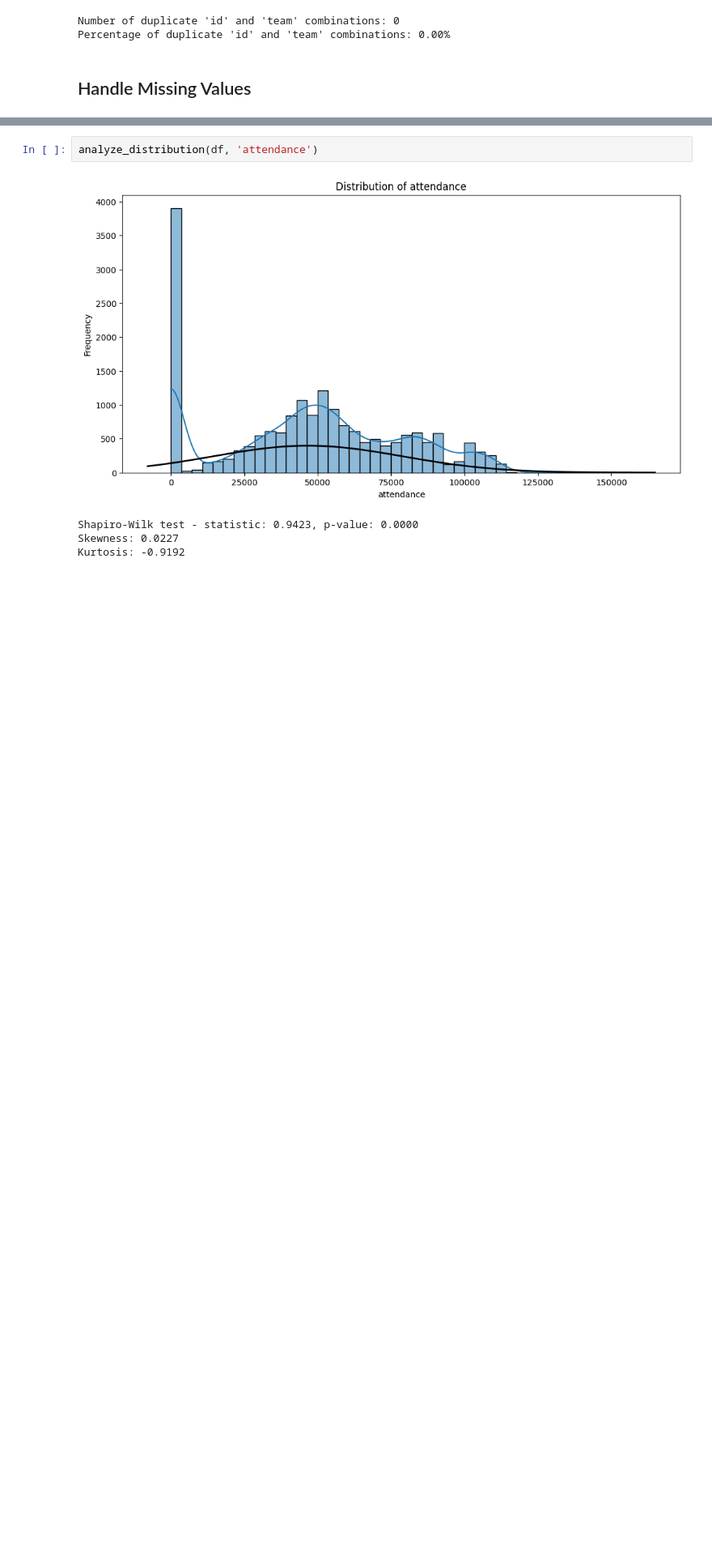
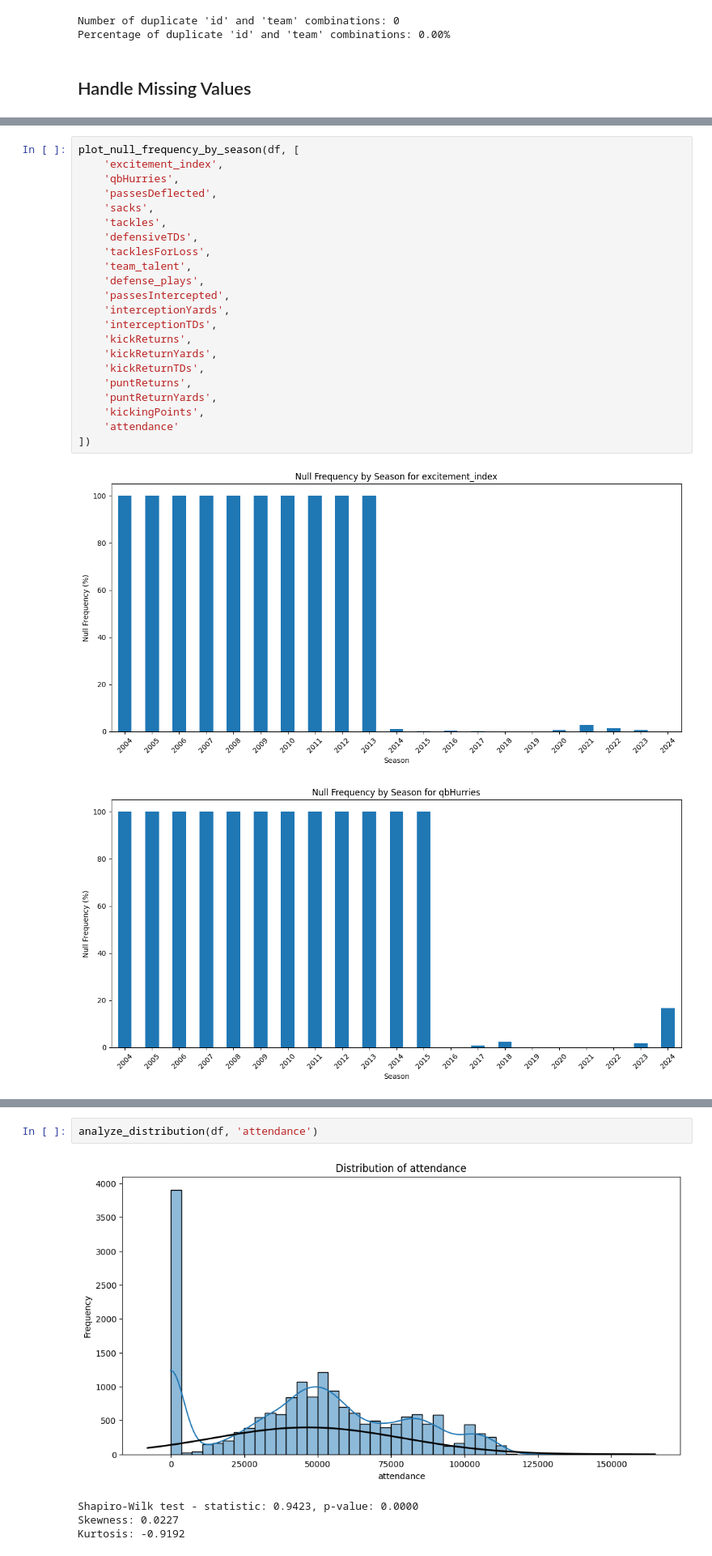
Before and after one commit to tablecables/college_football_predictor, a Jupyter notebook: notebooks/02_data_cleaning.ipynb, the cells around one changed output, grey strips where cells are left out. Shown at 81% size. Cells and saved outputs as stored; diff of their text form; blank space fills up the shorter version.

```diff
--- a/notebooks/02_data_cleaning.ipynb
+++ b/notebooks/02_data_cleaning.ipynb
@@ -147,0 +207,25 @@ opponent_talent: 10604 null values (56.71%)
+# %%
+plot_null_frequency_by_season(df, [
+    'excitement_index',
+    'qbHurries',
+    'passesDeflected',
+    'sacks',
+    'tackles',
+    'defensiveTDs',
+    'tacklesForLoss',
+    'team_talent',
+    'defense_plays',
+    'passesIntercepted',
+    'interceptionYards',
+    'interceptionTDs',
+    'kickReturns',
+    'kickReturnYards',
+    'kickReturnTDs',
+    'puntReturns',
+    'puntReturnYards',
+    'kickingPoints',
+    'attendance'
+])
+# %% [output]
+[figure, added]
+[figure, added]
```
Also changed, not shown: parts of 16 cells of this notebook, 9 other files.
